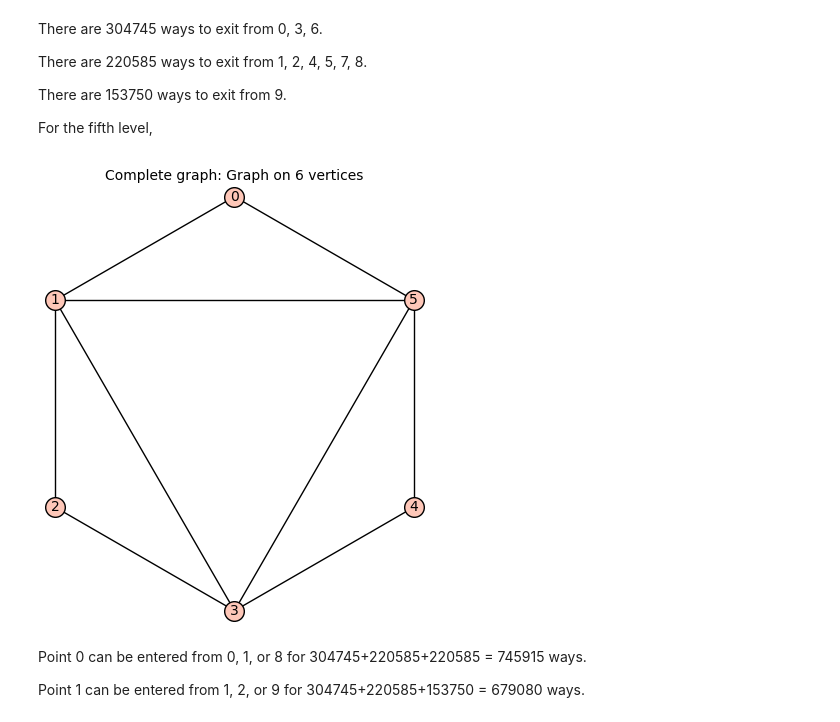
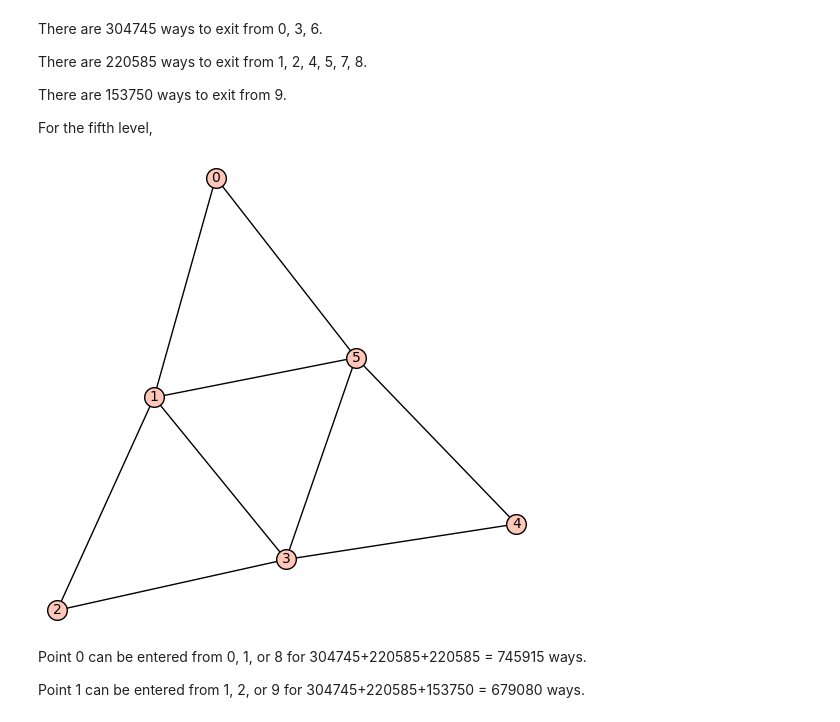
Before and after one commit to qpliu/sunday-puzzle, a Jupyter notebook: riddler/2025/20250516.ipynb, the cells around one changed output. Cells and saved outputs as stored; diff of their text form; code cells hidden in the pictures.

```diff
--- a/riddler/2025/20250516.ipynb
+++ b/riddler/2025/20250516.ipynb
@@ -114,9 +114,9 @@ For the fifth level,
 # %%
 g = graphs.CompleteGraph(6)
 g.delete_edges([(0,2),(0,3),(0,4),(2,5),(2,4),(4,1)])
-g
+g.plot(layout='spring')
 # %% [output]
-[figure, old version]
+[figure, new version]
 # %% [markdown]
 Point 0 can be entered from 0, 1, or 8 for 304745+220585+220585 = 745915
 ways.
```
Also changed, not shown: parts of 2 cells of this notebook.
